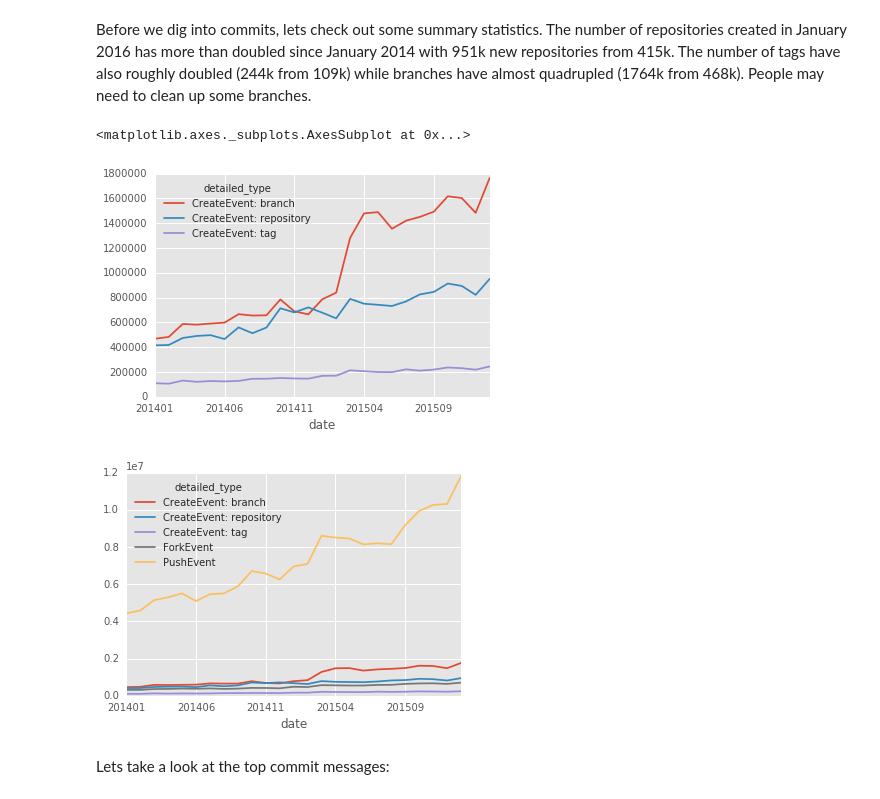
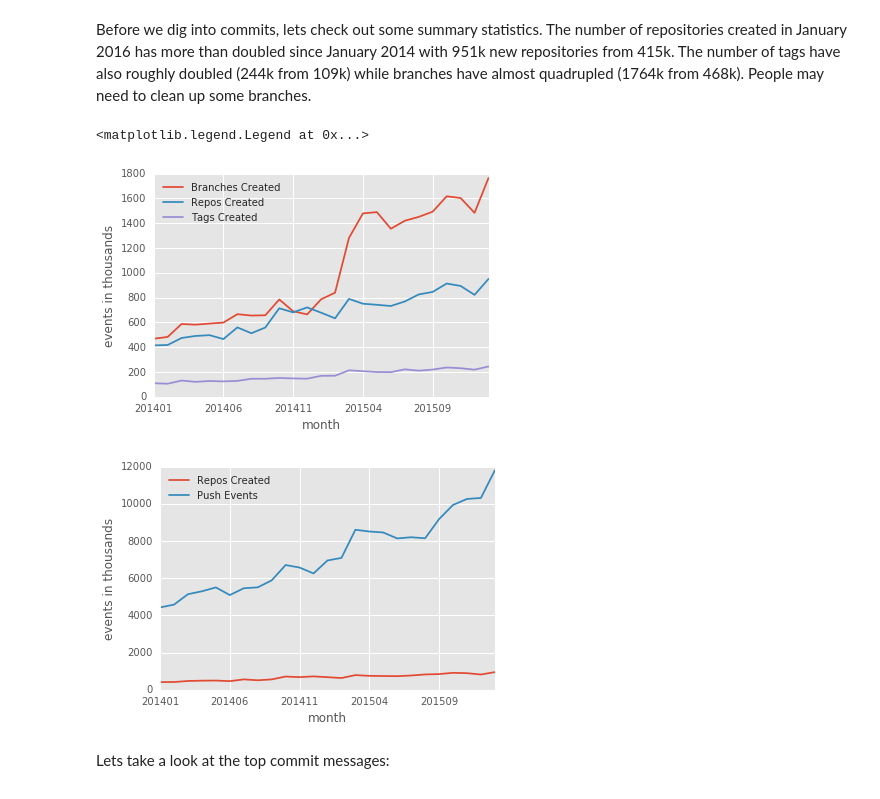
Before and after one commit to aplucche/github_data, a Jupyter notebook: github_data.ipynb, the cells around one changed output. Drawn from its saved outputs; the diff is of its cells as text; code cells hidden in the pictures.

```diff
--- a/github_data.ipynb
+++ b/github_data.ipynb
@@ -111,14 +113,26 @@ Before we dig into commits, lets check out some summary statistics.  The number
 # %%
 included_columns = ['CreateEvent: repository', 'CreateEvent: tag', 'CreateEvent: branch']
 create_events_df=event_df[event_df['detailed_type'].isin(included_columns)].pivot(index='date', columns='detailed_type', values='value')
-create_events_df.plot()
-included_columns = ['CreateEvent: repository', 'CreateEvent: tag', 'CreateEvent: branch', 'PushEvent', 'ForkEvent']
+ax1 = create_events_df.plot()
+included_columns = ['CreateEvent: repository', 'PushEvent']
 create_events_df=event_df[event_df['detailed_type'].isin(included_columns)].pivot(index='date', columns='detailed_type', values='value')
-create_events_df.plot()
+ax2 = create_events_df.plot()
+
+#Chart Formatting
+scale_y = 1e3
+ticks_y = ticker.FuncFormatter(lambda x, pos: '{0:g}'.format(x/scale_y))
+ax1.yaxis.set_major_formatter(ticks_y)
+ax1.set_ylabel('events in thousands')
+ax1.set_xlabel('month')
+ax2.yaxis.set_major_formatter(ticks_y)
+ax2.set_ylabel('events in thousands')
+ax2.set_xlabel('month')
+ax1.legend(loc='upper left', labels=['Branches Created', 'Repos Created','Tags Created'])
+ax2.legend(loc='upper left', labels=['Repos Created', 'Push Events'])
 # %% [output]
-<matplotlib.axes._subplots.AxesSubplot at 0x...>
+<matplotlib.legend.Legend at 0x...>
-[figure, old version]
+[figure, new version]
-[figure, old version]
+[figure, new version]
 # %% [markdown]
 Lets take a look at the top commit messages:
 # %%
```
Also changed, not shown: parts of 5 cells of this notebook.
